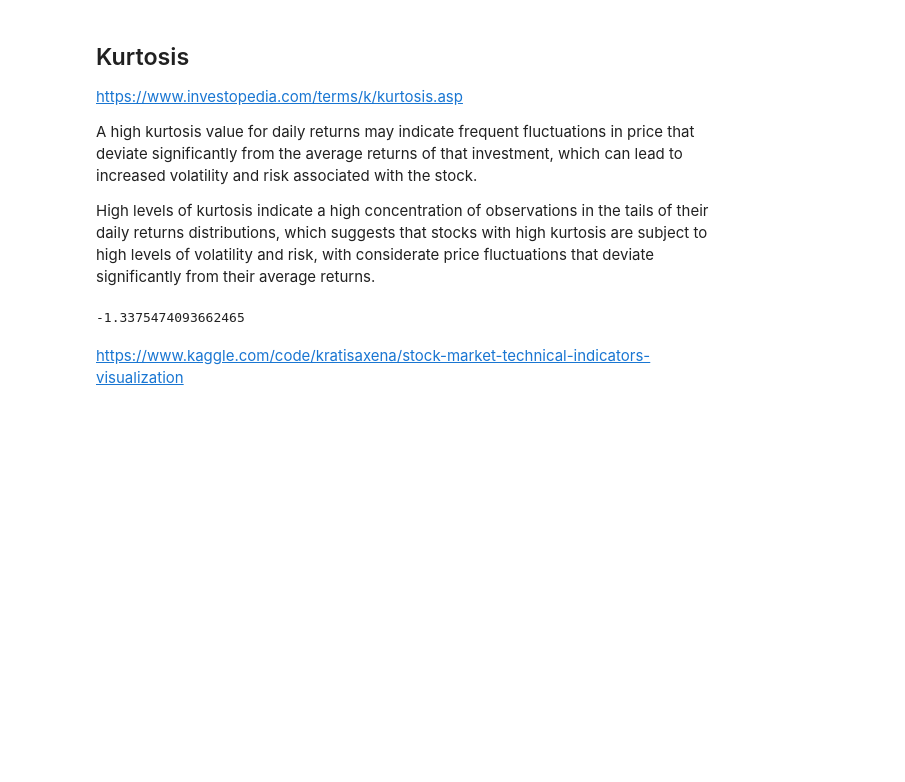
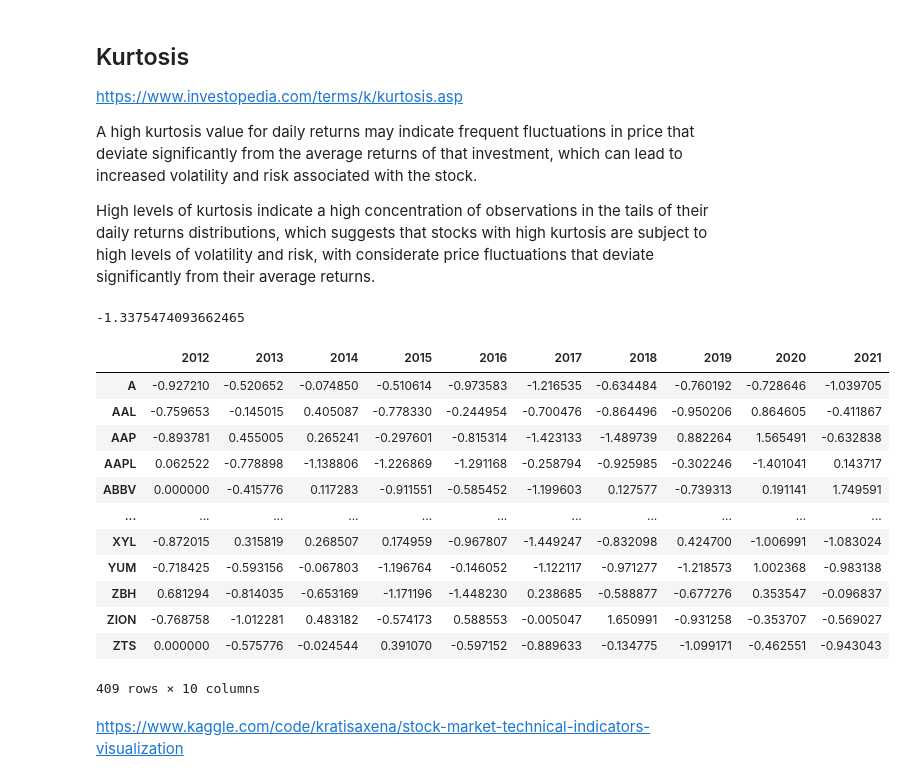
Before and after one commit to farhanarrafi/UNT-CS-Machine-Learning-Project, a Jupyter notebook: MachineLearning_Project.ipynb, the cells around one changed output. Drawn from its saved outputs; the diff is of its cells as text; code cells hidden in the pictures; blank space fills up the shorter version.

```diff
--- a/MachineLearning_Project.ipynb
+++ b/MachineLearning_Project.ipynb
@@ -237,6 +296,56 @@ kurt_aapl_2022 = kurtosis(df_sp500_1stock['Close'])
 kurt_aapl_2022
 # %% [output]
 -1.3375474093662465
+# %%
+def getKurtosisForStocks(stock_sp500_list, start_year, end_year):
+    stock_count = len(stock_sp500_list)
+    year_count = end_year - start_year
+    dataArray_i = stock_count
+    dataArray_j = end_year - start_year
+    dataArray = np.zeros(shape=(dataArray_i, dataArray_j))
+    #print(dataArray)
+    i = 0;
+    for stockFile in stock_sp500_list:
+        stockDF = getStockDataFrame(stock_file=stockFile, start=str(start_year), end=str(end_year))
+        j = 0;
+        for yr in range(start_year, end_year):
+            stockDF_1yr = getDataframeForYear(stockDF, yr)
+            #print(stockDF_1yr.shape)
+            kurt = kurtosis(stockDF_1yr['Close'])
+            #print(j)
+            dataArray[i,j] = kurt
+            j = j + 1
+        i = i + 1
+
+    stock_sp500_Namelist = getStockNameList()
+    stock_DF_KURT = pd.DataFrame(data = dataArray, index = stock_sp500_Namelist, columns=range(start_year, end_year))
+    stock_DF_KURT.fillna(0, inplace=True)
+    stock_DF_KURT.to_csv(f"stock_sp500_KURT_list_{start_year}_{end_year}.csv", sep=',', encoding='utf-8')
+
+    return stock_DF_KURT
+# %%
+stock_sp500_list = getStockFileList()
+
+start_year = 2012
+end_year = 2022
+
+stock_DF_KURT = getKurtosisForStocks(stock_sp500_list, start_year, end_year)
+# %%
+stock_DF_KURT
+# %% [output]
+|  | 2012 | 2013 | 2014 | 2015 | 2016 | 2017 | 2018 | 2019 | 2020 | 2021 |
+| A | -0.927210 | -0.520652 | -0.074850 | -0.510614 | -0.973583 | -1.216535 | -0.634484 | -0.760192 | -0.728646 | -1.039705 |
+| AAL | -0.759653 | -0.145015 | 0.405087 | -0.778330 | -0.244954 | -0.700476 | -0.864496 | -0.950206 | 0.864605 | -0.411867 |
+| AAP | -0.893781 | 0.455005 | 0.265241 | -0.297601 | -0.815314 | -1.423133 | -1.489739 | 0.882264 | 1.565491 | -0.632838 |
+| AAPL | 0.062522 | -0.778898 | -1.138806 | -1.226869 | -1.291168 | -0.258794 | -0.925985 | -0.302246 | -1.401041 | 0.143717 |
+| ABBV | 0.000000 | -0.415776 | 0.117283 | -0.911551 | -0.585452 | -1.199603 | 0.127577 | -0.739313 | 0.191141 | 1.749591 |
+| ... | ... | ... | ... | ... | ... | ... | ... | ... | ... | ... |
+| XYL | -0.872015 | 0.315819 | 0.268507 | 0.174959 | -0.967807 | -1.449247 | -0.832098 | 0.424700 | -1.006991 | -1.083024 |
+| YUM | -0.718425 | -0.593156 | -0.067803 | -1.196764 | -0.146052 | -1.122117 | -0.971277 | -1.218573 | 1.002368 | -0.983138 |
+| ZBH | 0.681294 | -0.814035 | -0.653169 | -1.171196 | -1.448230 | 0.238685 | -0.588877 | -0.677276 | 0.353547 | -0.096837 |
+| ZION | -0.768758 | -1.012281 | 0.483182 | -0.574173 | 0.588553 | -0.005047 | 1.650991 | -0.931258 | -0.353707 | -0.569027 |
+| ZTS | 0.000000 | -0.575776 | -0.024544 | 0.391070 | -0.597152 | -0.889633 | -0.134775 | -1.099171 | -0.462551 | -0.943043 |
+409 rows × 10 columns
 # %% [markdown]
 https://www.kaggle.com/code/kratisaxena/stock-market-technical-indicators-visualization
 # %% [markdown]
```
Also changed, not shown: parts of 31 cells of this notebook.
